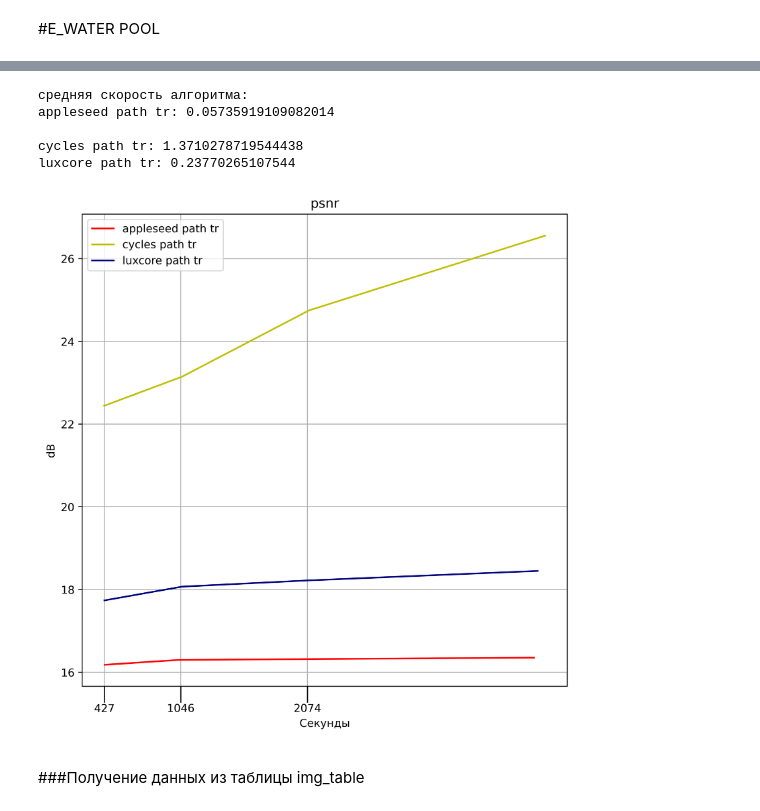
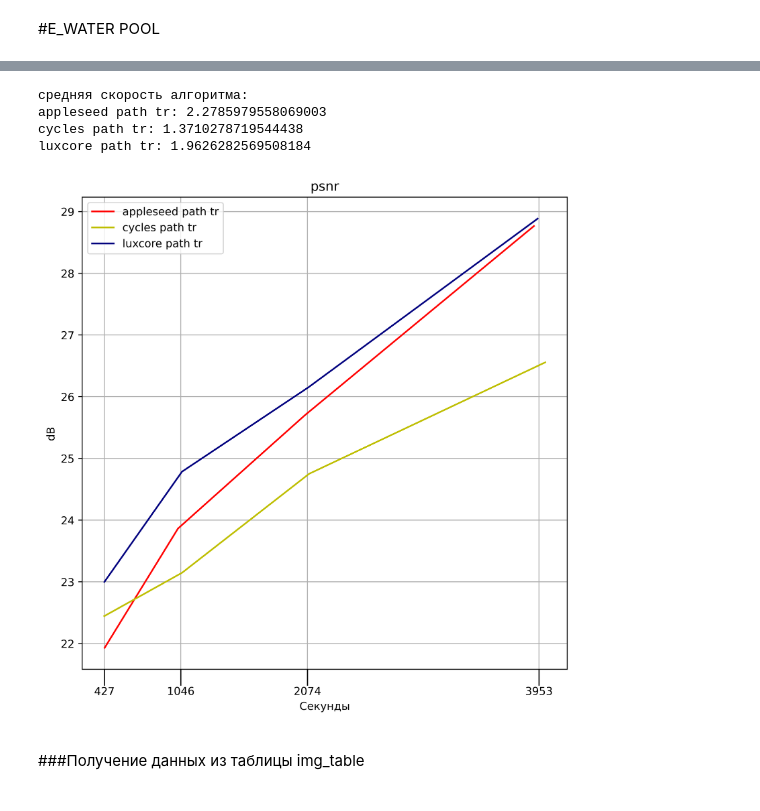
Before and after one commit to goginyanboris/VKR, a Jupyter notebook: Copy_PSNR_metrics.ipynb, the cells around one changed output, grey strips where cells are left out. Cells and saved outputs as stored; diff of their text form; code cells hidden in the pictures.

```diff
--- a/Copy_PSNR_metrics.ipynb
+++ b/Copy_PSNR_metrics.ipynb
@@ -30,13 +30,15 @@ from skimage.io import imread, imshow, imsave
 
 
 # метод нормализации яркости изображения
-def hisEqulColor(img):
+def hisEqulColor(img, returnBRG = False):
     ycrcb=cv2.cvtColor(img, cv2.COLOR_BGR2YCR_CB)
     channels=cv2.split(ycrcb)
     #print(channels)
     cv2.equalizeHist(channels[0],channels[0])
     cv2.merge(channels, ycrcb)
-    #cv2.cvtColor(ycrcb,cv2.COLOR_YCR_CB2BGR,img)
+    if returnBRG:
+        cv2.cvtColor(ycrcb,cv2.COLOR_YCR_CB2BGR,img)
+        return img
     return ycrcb
 
 def psnrSpeed(arr):
@@ -656,11 +658,23 @@ luxcore path tr: 0.036992305172886354
 # %% [markdown]
 #E_WATER POOL
 # %%
-Eetalon = imread("/content/drive/My Drive/Диплом/E_waterPool/E1_etalon.png")
-Eetalon = hisEqulColor(Eetalon)
+E0etalon = imread("/content/drive/My Drive/Диплом/E_waterPool/E0/12 tr/E0_65_12tr_3912.4801.png")
+dst = cv2.fastNlMeansDenoisingColored(E0etalon, None, 4, 4, 11, 50)
+E0etalon = hisEqulColor(dst)
 
-#dst = hisEqulColor(Cetalon)
-#Cetalon = cv2.fastNlMeansDenoisingColored(dst, None, 5, 5, 7, 21)
+imshow(hisEqulColor(dst, returnBRG = True))
+#imsave(hisEqulColor(dst), "/content/drive/My Drive/Диплом/E_waterPool/E0/E0etalon.png")
+
+E1etalon = imread("/content/drive/My Drive/Диплом/E_waterPool/E1/E1_etalon.png")
+E1etalon = hisEqulColor(E1etalon)
+
+E2etalon = imread("/content/drive/My Drive/Диплом/E_waterPool/E2/12 treads/E2_962_12tr_3942.521.png")
+
+dst = cv2.fastNlMeansDenoisingColored(E2etalon, None, 4, 4, 7, 21)
+E2etalon = hisEqulColor(dst)
+
+img = hisEqulColor(dst, returnBRG = True)
+#imsave(img, "/content/drive/My Drive/Диплом/E_waterPool/E2/12 treads/E2etalon.png")
 
 # E0 appleseed 6 treads
 '''
@@ -744,14 +759,14 @@ E2_12treadsTimesBidir = [1326.152, 2614.972, 5111.92, 11455.515]'''
 E0_12psnr = []
 for img in E0_12treads:
     img = hisEqulColor(img)
-    E0_12psnr.append(metrics.peak_signal_noise_ratio(Eetalon, img))
+    E0_12psnr.append(metrics.peak_signal_noise_ratio(E0etalon, img))
 
 # cycles -------------------------------
 
 E1_12psnr = []
 for img in E1_12treads:
     img = hisEqulColor(img)
-    E1_12psnr.append(metrics.peak_signal_noise_ratio(Eetalon, img))
+    E1_12psnr.append(metrics.peak_signal_noise_ratio(E1etalon, img))
 
 """
 E1_12psnrLow = []
@@ -764,7 +779,7 @@ for img in E1_12treadsLow:
 E2_12psnr = []
 for img in E2_12treads:
     img = hisEqulColor(img)
-    E2_12psnr.append(metrics.peak_signal_noise_ratio(Eetalon, img))
+    E2_12psnr.append(metrics.peak_signal_noise_ratio(E2etalon, img))
 
 # ================================================================================
 
@@ -782,7 +797,7 @@ ax.plot(E1_12treadsTimes, E1_12psnr, color = 'y', label='cycles path tr')
 ax.plot(E2_12treadsTimes, E2_12psnr, color = 'navy', label='luxcore path tr')
 
 print('средняя скорость алгоритма:', '\nappleseed path tr:', psnrSpeed(E0_12psnr))
-print('\ncycles path tr:', psnrSpeed(E1_12psnr), '\nluxcore path tr:', psnrSpeed(E2_12psnr))
+print('cycles path tr:', psnrSpeed(E1_12psnr), '\nluxcore path tr:', psnrSpeed(E2_12psnr))
 
 plt.legend()
 ax.set(title='psnr')
@@ -803,38 +818,37 @@ ax.tick_params(axis = 'x',    #  Применяем параметры к обе
                top = False,    #   сверху
                left = True,    #  слева
                right = False,    #  и справа
                #labelbottom = True,    #  Рисуем подписи снизу
                #labeltop = True,    #  сверху
                #labelleft = True,    #  слева
                #labelright = True,    #  и справа
                labelrotation = 0)    #  Поворот подписей
 
 plt.ylabel('dB')
 #plt.ylabel('%')
 
 meantime = []
-for i in range(len(E0_12treadsTimes)-1):
+for i in range(len(E0_12treadsTimes)):
     meantime.append(np.mean([E0_12treadsTimes[i], E1_12treadsTimes[i], E2_12treadsTimes[i]]))
     #meantime.append(np.mean([E2_12treadsTimesPath[i], E2_12treadsTimesBidir[i]]))
 
 plt.xticks(meantime) # + [E2_12treadsTimesPath[-1]] + [E2_12treadsTimesBidir[-1]])
 
 
 #plt.xticks(sortTime)
 
 #plt.yticks(np.sort(E1_12psnr[:-1] + E2_12psnrPath + E2_12psnrBidir))
 #plt.yticks(E0_6_12_proc)
 
 
 plt.grid()
 plt.show()
 # %% [output]
 средняя скорость алгоритма:
-appleseed path tr: 0.05735919109082014
-
+appleseed path tr: 2.2785979558069003
 cycles path tr: 1.3710278719544438
-luxcore path tr: 0.23770265107544
+luxcore path tr: 1.9626282569508184
-[figure, old version]
+[figure, new version]
 # %%
 img_table
 img_table.to_excel("img_table.xlsx")
```
Also changed, not shown: parts of 1 cell of this notebook.
